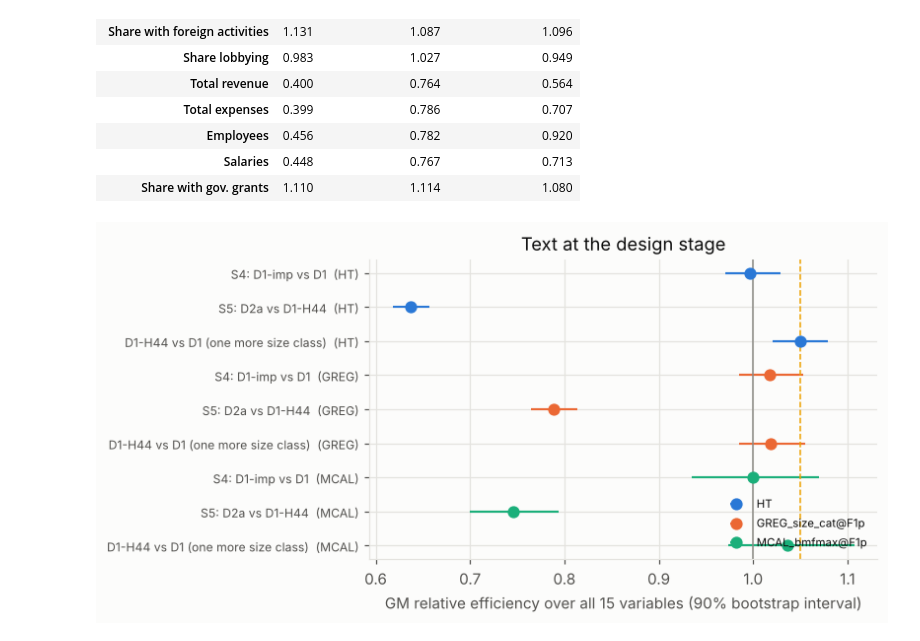
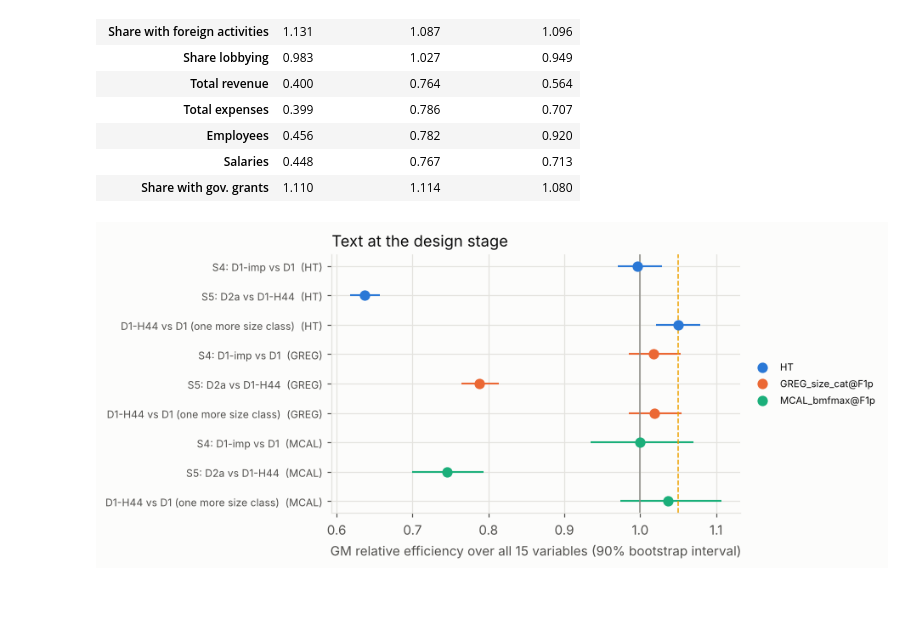
Before and after one commit to hananather/hananather, a Jupyter notebook: _research/embedding-auxiliary-variables/notebooks/06_protocol_stage2f_stratification.ipynb, the cells around one changed output. Saved outputs shown, nothing was run; the diff lists cells and outputs as text; code cells hidden in the pictures; blank space fills up the shorter version.

```diff
--- a/_research/embedding-auxiliary-variables/notebooks/06_protocol_stage2f_stratification.ipynb
+++ b/_research/embedding-auxiliary-variables/notebooks/06_protocol_stage2f_stratification.ipynb
@@ -176,17 +176,17 @@ S5: D2a vs D1-H44
 | Salaries | 0.448 | 0.767 | 0.713 |
 | Share with gov. grants | 1.110 | 1.114 | 1.080 |
 # %%
-fig, ax = plt.subplots(figsize=(7.4, 3.8))
+fig, ax = plt.subplots(figsize=(8.6, 3.8))
 sub = S[S.set.isin(["all 15"]) & S.comparison.isin(["S4: D1-imp vs D1", "S5: D2a vs D1-H44", "D1-H44 vs D1 (one more size class)"])].reset_index(drop=True)
 yy = np.arange(len(sub))
 cols = {"HT": plotstyle.SERIES[0], "GREG_size_cat@F1p": plotstyle.SERIES[1], "MCAL_bmfmax@F1p": plotstyle.SERIES[2]}
 for est, c in cols.items():
     m = sub.estimator == est
     ax.errorbar(sub.gm_re[m], yy[m], xerr=[sub.gm_re[m] - sub.lo95[m], sub.hi95[m] - sub.gm_re[m]], fmt="o", color=c, capsize=0, lw=1.4, label=est)
 ax.axvline(1, color=plotstyle.NEUTRAL, lw=1); ax.axvline(1.05, color=plotstyle.SERIES[3], lw=1, ls="--")
 ax.set_yticks(yy); ax.set_yticklabels(sub.comparison + "  (" + sub.estimator.str.split("_").str[0] + ")", fontsize=8); ax.invert_yaxis()
 ax.set_xlabel("GM relative efficiency over all 15 variables (90% bootstrap interval)")
-ax.set_title("Text at the design stage"); ax.legend(fontsize=7.5, loc="lower right")
-plt.tight_layout(); plt.savefig(f"{RES}/design_stage.png", dpi=150); plt.show()
+ax.set_title("Text at the design stage", loc="left"); ax.legend(fontsize=7.5, loc="center left", bbox_to_anchor=(1.01, 0.5), frameon=False)
+plt.tight_layout(); plt.savefig(f"{RES}/design_stage.png", dpi=150, bbox_inches="tight"); plt.show()
 # %% [output]
-[figure, old version]
+[figure, new version]
```
Also changed, not shown: 7 other files.
